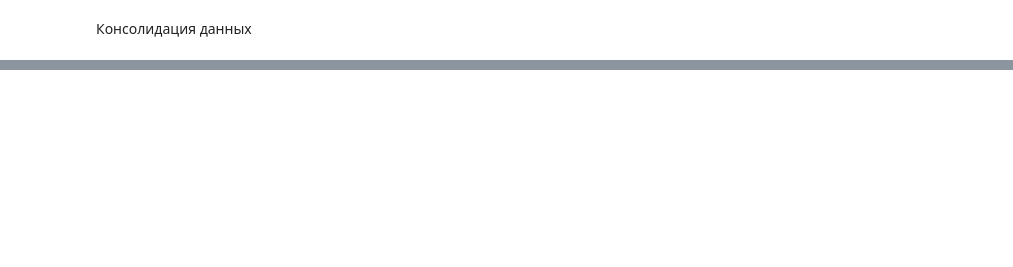
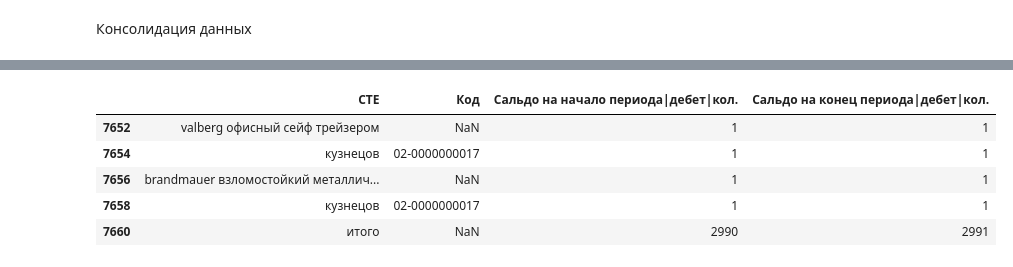
Before and after one commit to Asdergh/LDTProject, a Jupyter notebook: data_analization.ipynb, the cells around one changed output, grey strips where cells are left out. Saved outputs shown, nothing was run; the diff lists cells and outputs as text; code cells hidden in the pictures; blank space fills up the shorter version.

```diff
--- a/data_analization.ipynb
+++ b/data_analization.ipynb
@@ -181,0 +235,9 @@ dict_keys(['data', 'STE_labels'])
+# %%
+data_collection["Оборотно-Сальдовая ведомость сч. 101"]["квартал_1"]["data"][1].tail()
+# %% [output]
+|  | СТЕ | Код | Сальдо на начало периода|дебет|кол. | Сальдо на конец периода|дебет|кол. |
+| 7652 | valberg офисный сейф трейзером | NaN | 1 | 1 |
+| 7654 | кузнецов | 02-0000000017 | 1 | 1 |
+| 7656 | brandmauer взломостойкий металлич... | NaN | 1 | 1 |
+| 7658 | кузнецов | 02-0000000017 | 1 | 1 |
+| 7660 | итого | NaN | 2990 | 2991 |
```
Also changed, not shown: parts of 27 cells of this notebook, 4 other files.
